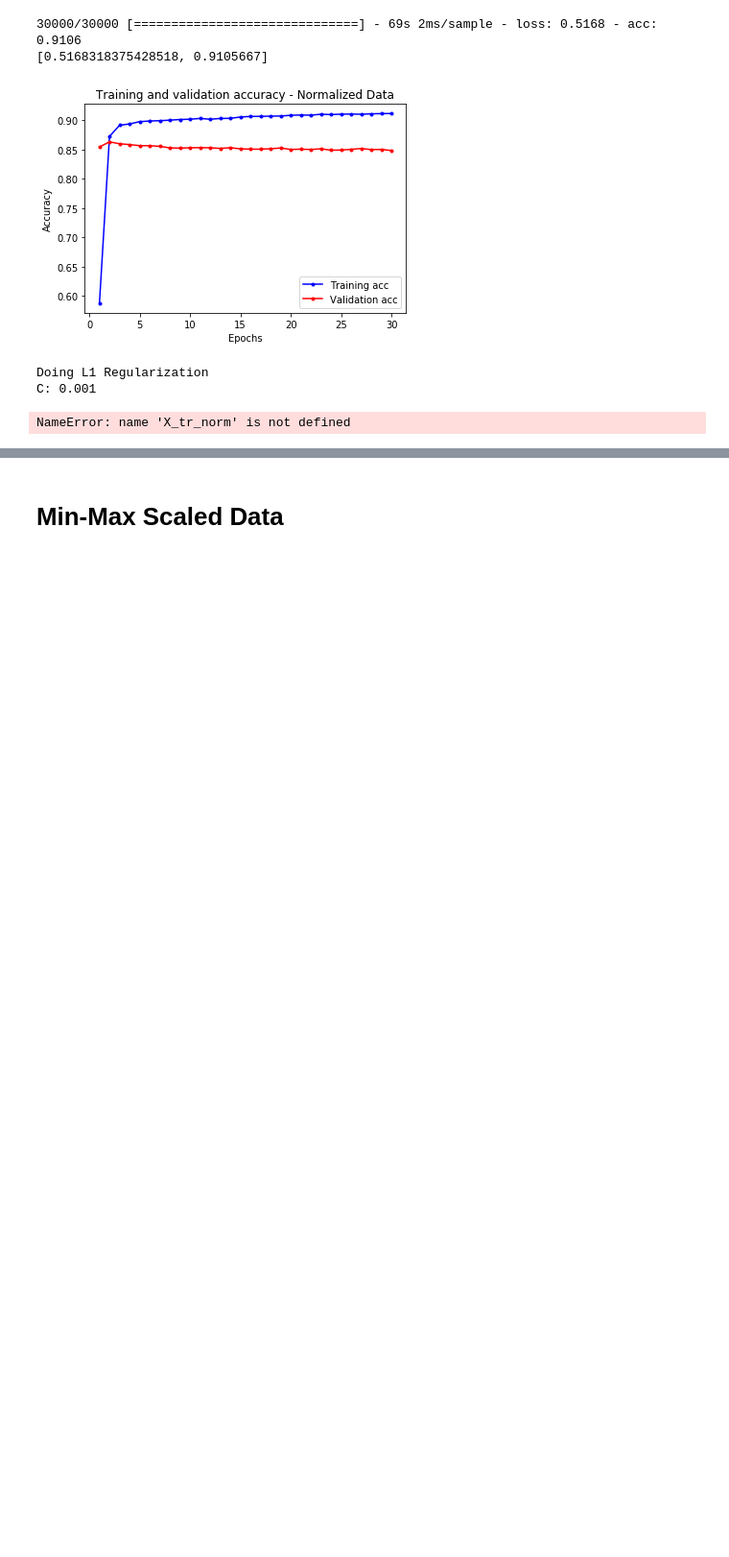
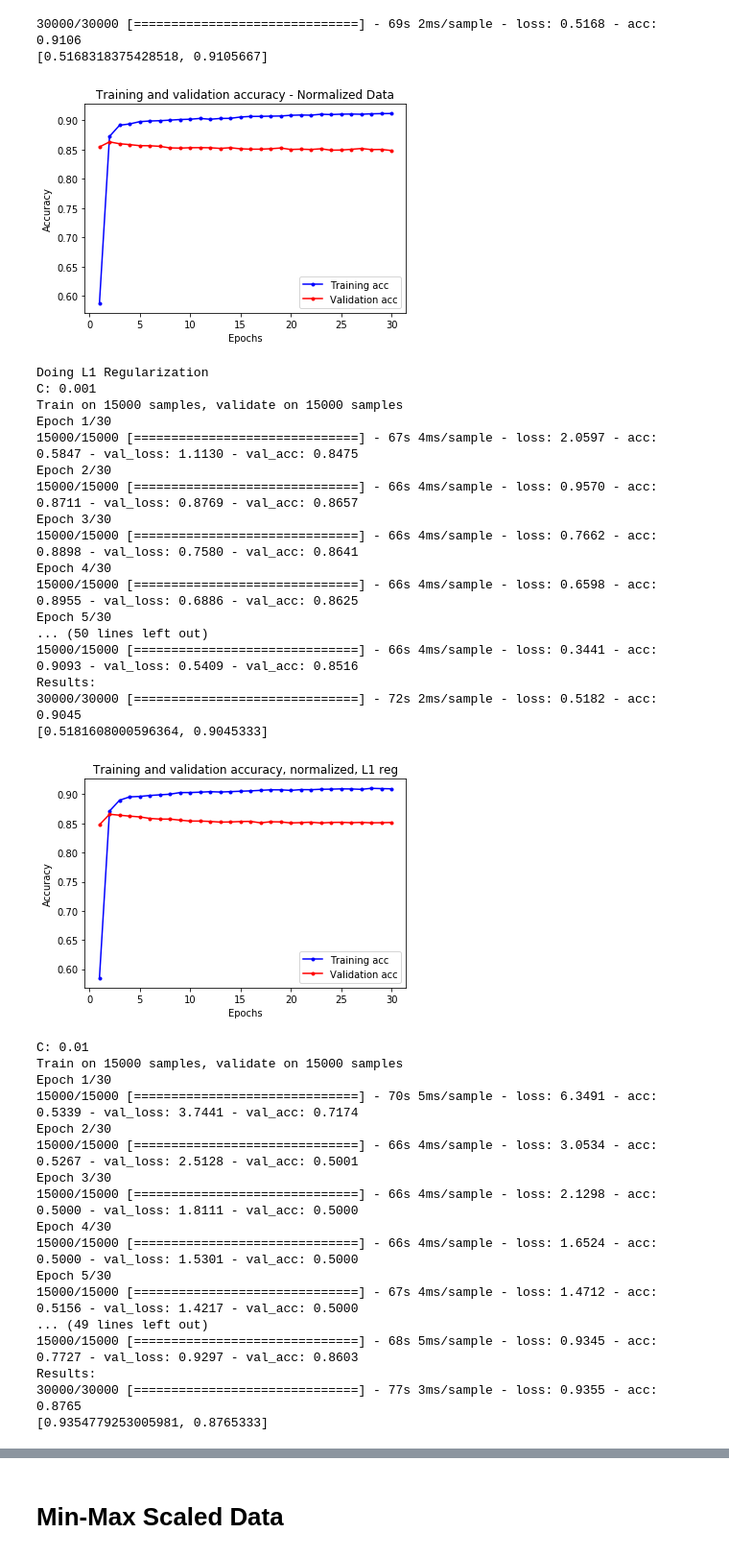
Before and after one commit to cinderlee/MachineLearningProject, a Jupyter notebook: Neural Network.ipynb, the cells around one changed output, grey strips where cells are left out. Shown at 96% size. Saved outputs shown, nothing was run; the diff lists cells and outputs as text; code cells hidden in the pictures; blank space fills up the shorter version.

Commit message:
Doing L1 and L2 for norm

```diff
--- a/Neural Network.ipynb
+++ b/Neural Network.ipynb
@@ -589,32 +589,64 @@ for c in cvals:
     model_norm_l1.compile(optimizer='adam',
                      loss='binary_crossentropy',
                      metrics=['acc'])
 
     train_norm_l1 = model_norm_l1.fit(X_tr_norm,
                                Y_train,
                                epochs=30,
                                batch_size=500,
                                validation_data=(X_va_norm, Y_val),
                                verbose=1)
 
     print("Results:")
     results_norm_l1 = model_norm_l1.evaluate(X_te_norm, Y_test)
     print(results_norm_l1)
 
     train_norm_l1_hist = train_norm_l1.history
     train_norm_l1_acc = train_norm_l1_hist['acc']
     val_norm_l1_acc = train_norm_l1_hist['val_acc']
     plt.figure()
     num_epochs_norm_l1 = range(1, len(train_norm_l1_acc) + 1)
     plt.plot(num_epochs_norm_l1, train_norm_l1_acc, 'b.-', label='Training acc')
     plt.plot(num_epochs_norm_l1, val_norm_l1_acc, 'r.-', label='Validation acc')
-    plt.title('Training and validation accuracy, not scaled, L1 reg')
+    plt.title('Training and validation accuracy, normalized, L1 reg')
     plt.xlabel('Epochs')
     plt.ylabel('Accuracy')
     plt.legend()
 
     plt.show()
 # %% [output]
 Doing L1 Regularization
 C: 0.001
+Train on 15000 samples, validate on 15000 samples
+Epoch 1/30
+15000/15000 [==============================] - 67s 4ms/sample - loss: 2.0597 - acc: 0.5847 - val_loss: 1.1130 - val_acc: 0.8475
+Epoch 2/30
+15000/15000 [==============================] - 66s 4ms/sample - loss: 0.9570 - acc: 0.8711 - val_loss: 0.8769 - val_acc: 0.8657
+Epoch 3/30
+15000/15000 [==============================] - 66s 4ms/sample - loss: 0.7662 - acc: 0.8898 - val_loss: 0.7580 - val_acc: 0.8641
+Epoch 4/30
+15000/15000 [==============================] - 66s 4ms/sample - loss: 0.6598 - acc: 0.8955 - val_loss: 0.6886 - val_acc: 0.8625
+Epoch 5/30
+... (50 lines left out)
+15000/15000 [==============================] - 66s 4ms/sample - loss: 0.3441 - acc: 0.9093 - val_loss: 0.5409 - val_acc: 0.8516
+Results:
+30000/30000 [==============================] - 72s 2ms/sample - loss: 0.5182 - acc: 0.9045
+[0.5181608000596364, 0.9045333]
+[figure, added]
-NameError: name 'X_tr_norm' is not defined
+C: 0.01
+Train on 15000 samples, validate on 15000 samples
+Epoch 1/30
+15000/15000 [==============================] - 70s 5ms/sample - loss: 6.3491 - acc: 0.5339 - val_loss: 3.7441 - val_acc: 0.7174
+Epoch 2/30
+15000/15000 [==============================] - 66s 4ms/sample - loss: 3.0534 - acc: 0.5267 - val_loss: 2.5128 - val_acc: 0.5001
+Epoch 3/30
+15000/15000 [==============================] - 66s 4ms/sample - loss: 2.1298 - acc: 0.5000 - val_loss: 1.8111 - val_acc: 0.5000
+Epoch 4/30
+15000/15000 [==============================] - 66s 4ms/sample - loss: 1.6524 - acc: 0.5000 - val_loss: 1.5301 - val_acc: 0.5000
+Epoch 5/30
+15000/15000 [==============================] - 67s 4ms/sample - loss: 1.4712 - acc: 0.5156 - val_loss: 1.4217 - val_acc: 0.5000
+... (49 lines left out)
+15000/15000 [==============================] - 68s 5ms/sample - loss: 0.9345 - acc: 0.7727 - val_loss: 0.9297 - val_acc: 0.8603
+Results:
+30000/30000 [==============================] - 77s 3ms/sample - loss: 0.9355 - acc: 0.8765
+[0.9354779253005981, 0.8765333]
```
Also changed, not shown: parts of 2 cells of this notebook.
